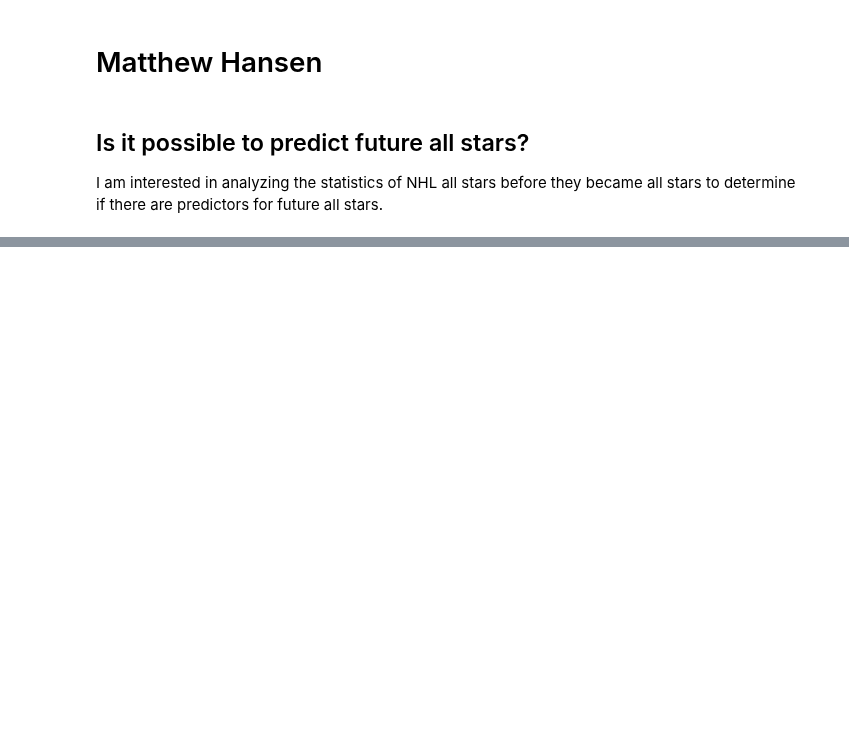
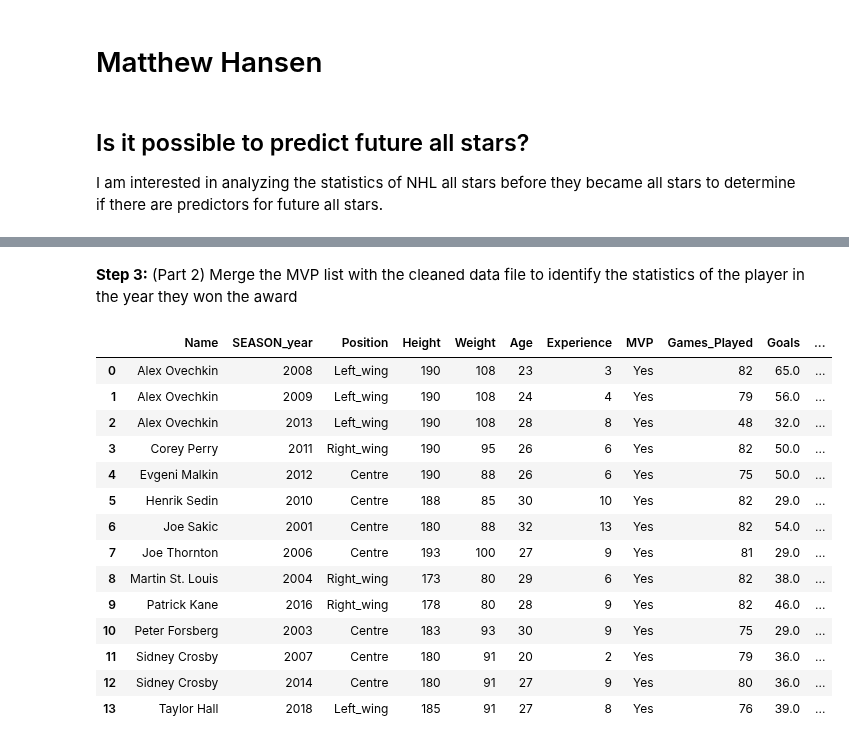
Before and after one commit to data301-2021-winter1/project-group38-project, a Jupyter notebook: notebooks/analysis2.ipynb, the cells around one changed output, grey strips where cells are left out. Drawn from its saved outputs; the diff is of its cells as text; code cells hidden in the pictures; blank space fills up the shorter version.

```diff
--- a/notebooks/analysis2.ipynb
+++ b/notebooks/analysis2.ipynb
@@ -7,2 +9,4 @@ I am interested in analyzing the statistics of NHL all stars before they became
 # %%
 import pandas as pd
+nhl_stats = pd.read_csv("../data/raw/NHL_Players_Statistics.csv", sep=';')
+nhl_stats
@@ -24,0 +50,3 @@ pd.read_csv("../data/raw/NHL_Players_Statistics.csv", sep=';')
+# %%
+nhl_analysis_clean1 = nhl_stats.drop(nhl_stats.columns[[1,3,4,10,11,12,13,14,15,16,18,19,20,21,22,23,24,25,26,27,28,29,30,31,32,36,37]], axis=1)
+nhl_analysis_clean1
@@ -24,0 +69,4 @@ pd.read_csv("../data/raw/NHL_Players_Statistics.csv", sep=';')
+# %%
+nhl_analysis_clean2 = nhl_analysis_clean1.drop(nhl_analysis_clean1[nhl_analysis_clean1["SEASON_year"] < 2000].index)
+nhl_analysis_clean2 = nhl_analysis_clean2.reset_index(drop=True)
+nhl_analysis_clean2
@@ -24,0 +89,7 @@ pd.read_csv("../data/raw/NHL_Players_Statistics.csv", sep=';')
+# %%
+mvp_dict = {
+    'Name': ['Taylor Hall', 'Connor McDavid', 'Patrick Kane', 'Sidney Crosby', 'Alex Ovechkin', 'Evgeni Malkin', 'Corey Perry', 'Henrik Sedin', 'Alex Ovechkin', 'Alex Ovechkin', 'Sidney Crosby', 'Joe Thornton', 'Martin St. Louis', 'Peter Forsberg', 'Joe Sakic'],
+    'SEASON_year': [2018, 2017, 2016, 2014, 2013, 2012, 2011, 2010, 2009, 2008, 2007, 2006, 2004, 2003, 2001],
+    'MVP': ['Yes', 'Yes', 'Yes', 'Yes', 'Yes', 'Yes', 'Yes', 'Yes', 'Yes', 'Yes', 'Yes', 'Yes', 'Yes', 'Yes', 'Yes']
+}
+pd.DataFrame.from_dict(mvp_dict)
@@ -24,0 +113,23 @@ pd.read_csv("../data/raw/NHL_Players_Statistics.csv", sep=';')
+# %% [markdown]
+**Step 3:** (Part 2) Merge the MVP list with the cleaned data file to identify the statistics of the player in the year they won the award
+# %%
+mvp_df = pd.DataFrame(mvp_dict)
+nhl_analysis_merged = pd.merge(nhl_analysis_clean2, mvp_df)
+nhl_analysis_merged2 = nhl_analysis_merged.groupby(["Name", "SEASON_year", "Position", "Height", "Weight", "Age", "Experience", "MVP"],as_index=False)[["Games_Played","Goals", "Assists","Points", "PlusMinus_Ratings", "Game_Winning_Goals"]].sum()
+nhl_analysis_merged2
+# %% [output]
+|  | Name | SEASON_year | Position | Height | Weight | Age | Experience | MVP | Games_Played | Goals | ... |
+| 0 | Alex Ovechkin | 2008 | Left_wing | 190 | 108 | 23 | 3 | Yes | 82 | 65.0 | ... |
+| 1 | Alex Ovechkin | 2009 | Left_wing | 190 | 108 | 24 | 4 | Yes | 79 | 56.0 | ... |
+| 2 | Alex Ovechkin | 2013 | Left_wing | 190 | 108 | 28 | 8 | Yes | 48 | 32.0 | ... |
+| 3 | Corey Perry | 2011 | Right_wing | 190 | 95 | 26 | 6 | Yes | 82 | 50.0 | ... |
+| 4 | Evgeni Malkin | 2012 | Centre | 190 | 88 | 26 | 6 | Yes | 75 | 50.0 | ... |
+| 5 | Henrik Sedin | 2010 | Centre | 188 | 85 | 30 | 10 | Yes | 82 | 29.0 | ... |
+| 6 | Joe Sakic | 2001 | Centre | 180 | 88 | 32 | 13 | Yes | 82 | 54.0 | ... |
+| 7 | Joe Thornton | 2006 | Centre | 193 | 100 | 27 | 9 | Yes | 81 | 29.0 | ... |
+| 8 | Martin St. Louis | 2004 | Right_wing | 173 | 80 | 29 | 6 | Yes | 82 | 38.0 | ... |
+| 9 | Patrick Kane | 2016 | Right_wing | 178 | 80 | 28 | 9 | Yes | 82 | 46.0 | ... |
+| 10 | Peter Forsberg | 2003 | Centre | 183 | 93 | 30 | 9 | Yes | 75 | 29.0 | ... |
+| 11 | Sidney Crosby | 2007 | Centre | 180 | 91 | 20 | 2 | Yes | 79 | 36.0 | ... |
+| 12 | Sidney Crosby | 2014 | Centre | 180 | 91 | 27 | 9 | Yes | 80 | 36.0 | ... |
+| 13 | Taylor Hall | 2018 | Left_wing | 185 | 91 | 27 | 8 | Yes | 76 | 39.0 | ... |
```
Also changed, not shown: parts of 10 cells of this notebook, 2 other files.
